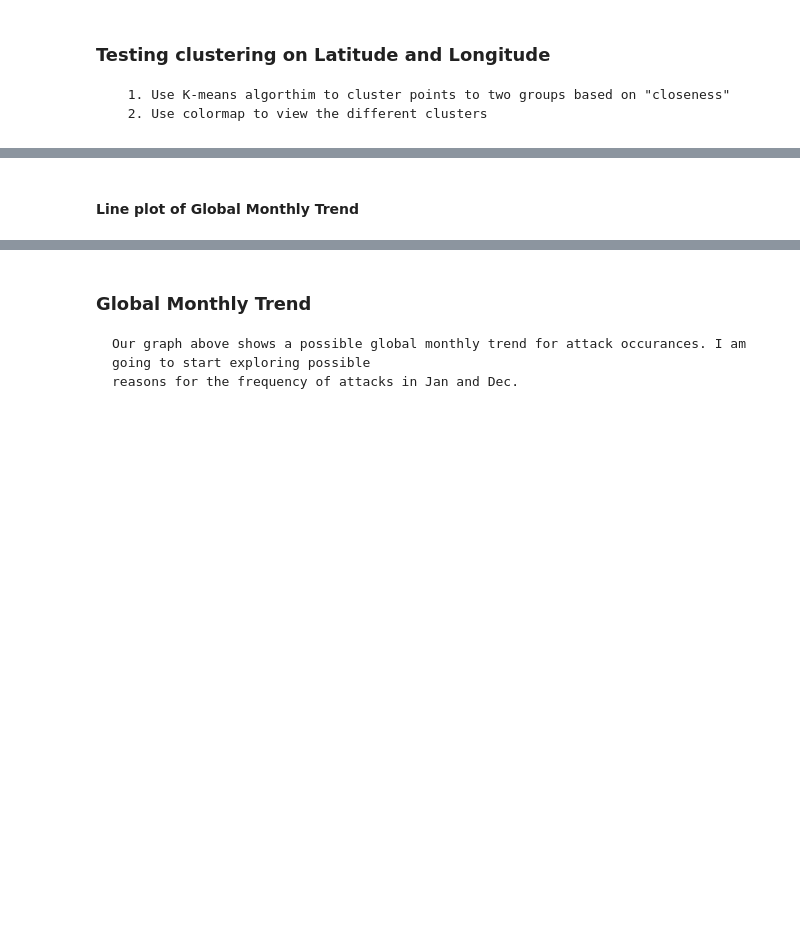
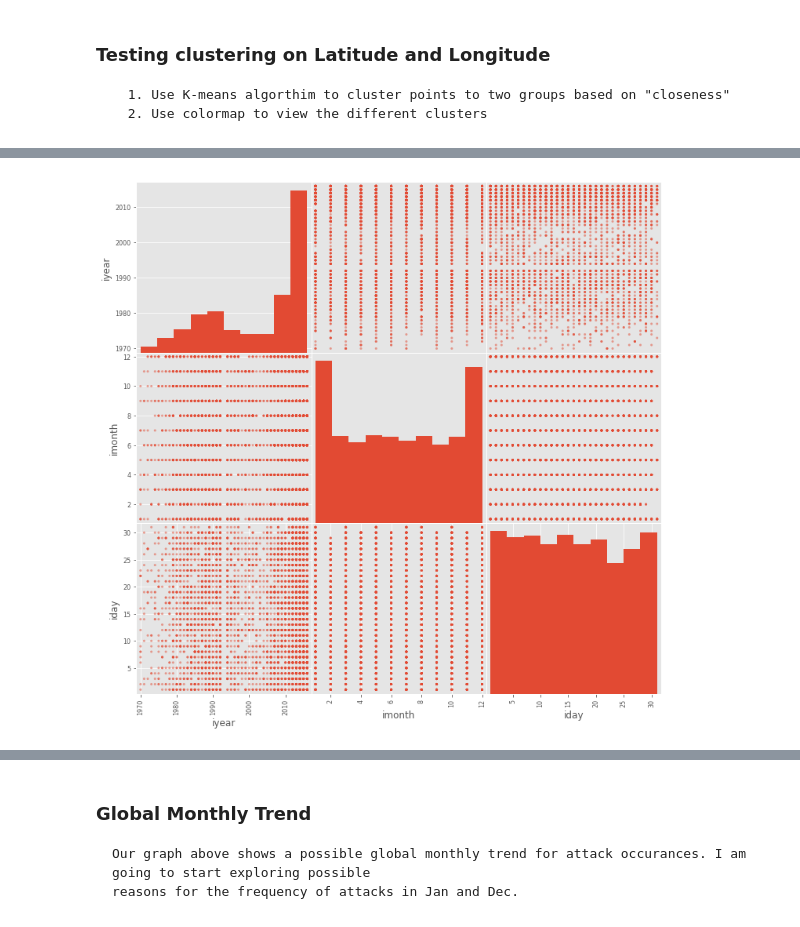
Before and after one commit to TesMunoz/SeniorSim, a Jupyter notebook: Terrorism Dataset Analysis.ipynb, the cells around one changed output, grey strips where cells are left out. Cells and saved outputs as stored; diff of their text form; code cells hidden in the pictures; blank space fills up the shorter version.

```diff
--- a/Terrorism Dataset Analysis.ipynb
+++ b/Terrorism Dataset Analysis.ipynb
@@ -493,10 +512,10 @@ plt.show()
 # %%
 #View plot of months over years to see if any common/uncommon attack months
-#scatter_matrix(terrorism_df[['iyear', 'imonth', 'iday']], figsize=(12, 12))
+scatter_matrix(terrorism_df[['iyear', 'imonth', 'iday']], figsize=(12, 12))
 #scatter_matrix(terrorism_df[['region']], figsize=(12, 12))
-#plt.show()
+plt.show()
 
 #Create a encoding that makes true/false columns for each month
 #months_region_dummies_df = pd.get_dummies(terrorism_df, columns=['region'], dtype=bool)
+# %% [output]
+[figure, added]
-# %% [markdown]
-#### Line plot of Global Monthly Trend
```
Also changed, not shown: parts of 55 cells of this notebook.
